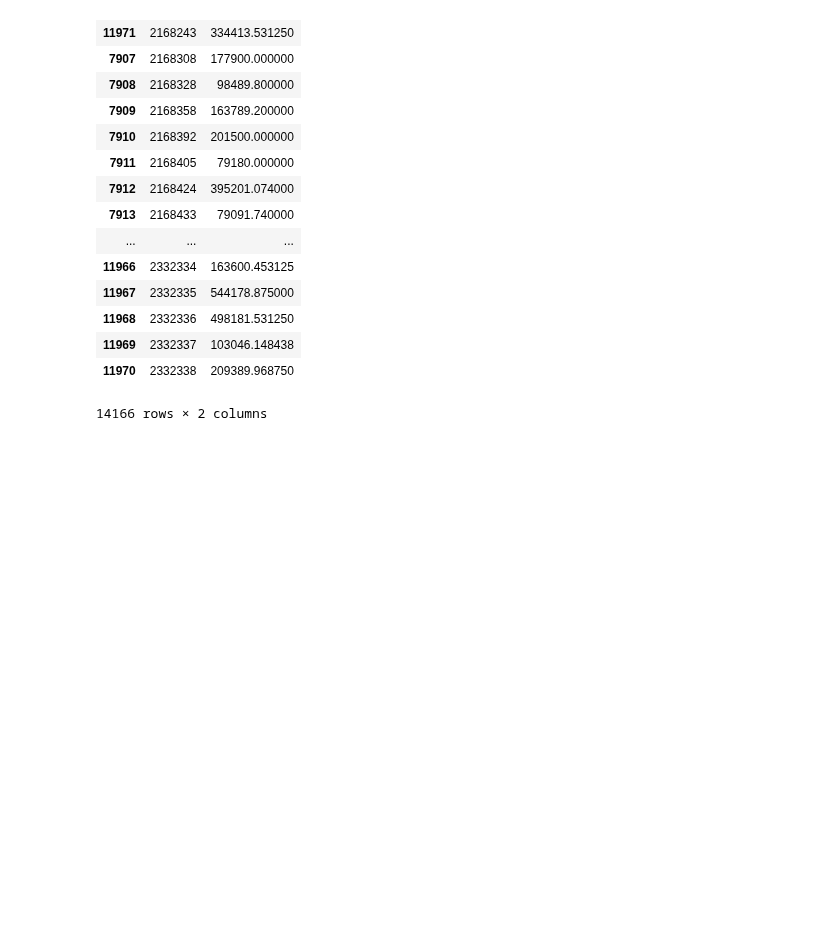
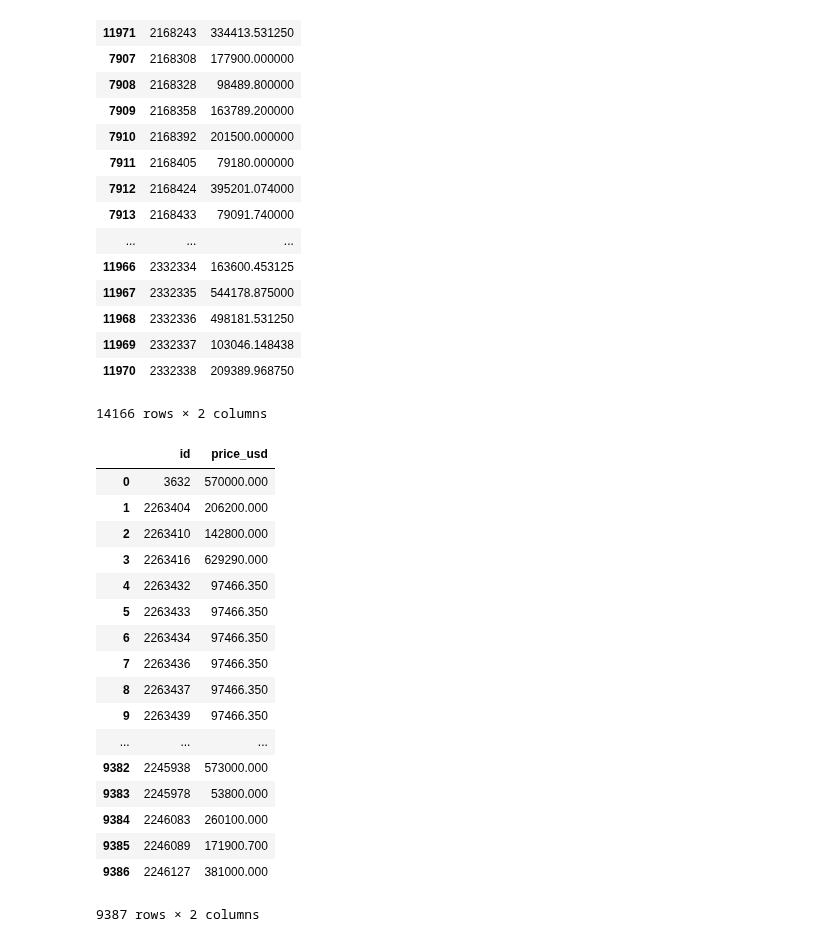
Before and after one commit to LucianoGiannotti/ProperatiDatosTP, a Jupyter notebook: Merge de predicciones.ipynb, the cells around one changed output. Drawn from its saved outputs; the diff is of its cells as text; code cells hidden in the pictures; blank space fills up the shorter version.

```diff
--- a/Merge de predicciones.ipynb
+++ b/Merge de predicciones.ipynb
@@ -179,3 +179,29 @@ pred_merge
 14166 rows × 2 columns
 # %%
 pred_merge.to_csv('Predicciones/Extra_Tree2+XGBOOST.csv', index = False)
+# %%
+pred_extra_tree = pd.read_csv('Predicciones/Extra_Tree.csv')
+pred_extra_tree.rename(columns = {'id': 'id','price_aprox_usd':'price_usd'},inplace=True)
+pred_extra_tree3 = pd.read_csv('Predicciones/Extra_Tree3.csv')
+pred_extra_tree3.rename(columns = {'id': 'id','price_aprox_usd':'price_usd'},inplace=True)
+# %%
+pred_extra_tree3
+# %% [output]
+|  | id | price_usd |
+| 0 | 3632 | 570000.000 |
+| 1 | 2263404 | 206200.000 |
+| 2 | 2263410 | 142800.000 |
+| 3 | 2263416 | 629290.000 |
+| 4 | 2263432 | 97466.350 |
+| 5 | 2263433 | 97466.350 |
+| 6 | 2263434 | 97466.350 |
+| 7 | 2263436 | 97466.350 |
+| 8 | 2263437 | 97466.350 |
+| 9 | 2263439 | 97466.350 |
+| ... | ... | ... |
+| 9382 | 2245938 | 573000.000 |
+| 9383 | 2245978 | 53800.000 |
+| 9384 | 2246083 | 260100.000 |
+| 9385 | 2246089 | 171900.700 |
+| 9386 | 2246127 | 381000.000 |
+9387 rows × 2 columns
```
Also changed, not shown: parts of 51 cells of this notebook, 22 other files.
